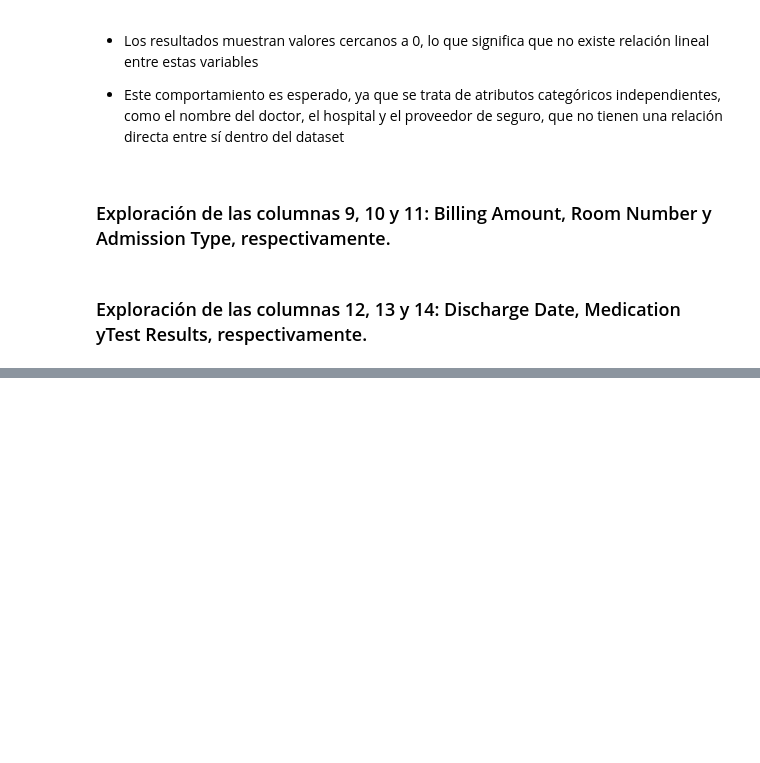
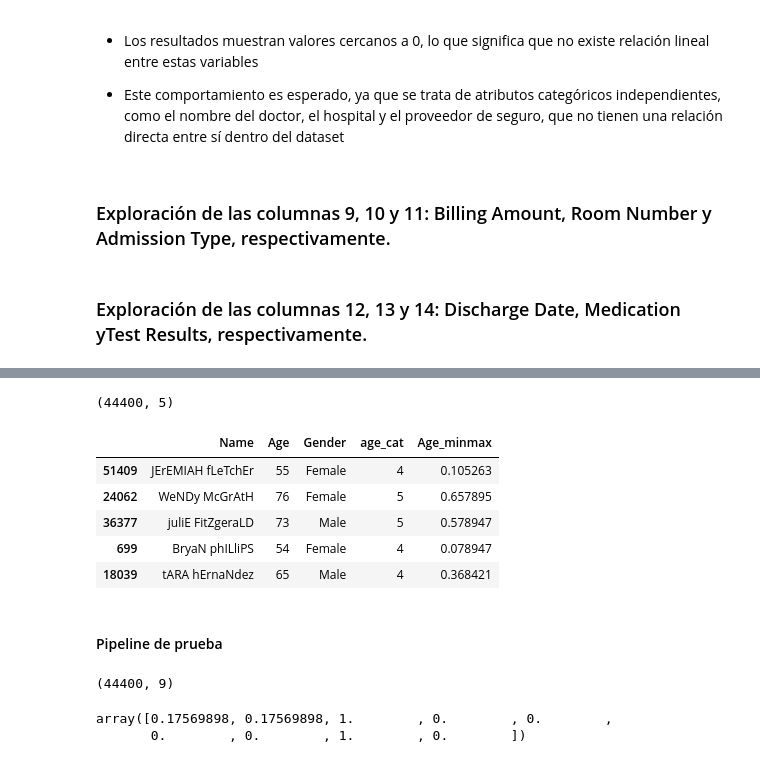
Before and after one commit to Mr-Maccoy/BigData, a Jupyter notebook: G1_SC707_Avance1_LN.ipynb, the cells around one changed output, grey strips where cells are left out. Drawn from its saved outputs; the diff is of its cells as text; code cells hidden in the pictures; blank space fills up the shorter version.

```diff
--- a/G1_SC707_Avance1_LN.ipynb
+++ b/G1_SC707_Avance1_LN.ipynb
@@ -1039,0 +1058,13 @@ correlation
+# %%
+dfDistTrain.shape
+# %% [output]
+(44400, 5)
+# %%
+dfDistTrain.head()
+# %% [output]
+|  | Name | Age | Gender | age_cat | Age_minmax |
+| 51409 | JErEMIAH fLeTchEr | 55 | Female | 4 | 0.105263 |
+| 24062 | WeNDy McGrAtH | 76 | Female | 5 | 0.657895 |
+| 36377 | juliE FitZgeraLD | 73 | Male | 5 | 0.578947 |
+| 699 | BryaN phILliPS | 54 | Female | 4 | 0.078947 |
+| 18039 | tARA hErnaNdez | 65 | Male | 4 | 0.368421 |
@@ -1039,0 +1073,2 @@ correlation
+# %% [markdown]
+#### Pipeline de prueba
@@ -1039,0 +1103,9 @@ correlation
+# %%
+X.shape
+# %% [output]
+(44400, 9)
+# %%
+X[0]
+# %% [output]
+array([0.17569898, 0.17569898, 1.        , 0.        , 0.        ,
+       0.        , 0.        , 1.        , 0.        ])
```
Also changed, not shown: parts of 15 cells of this notebook.
